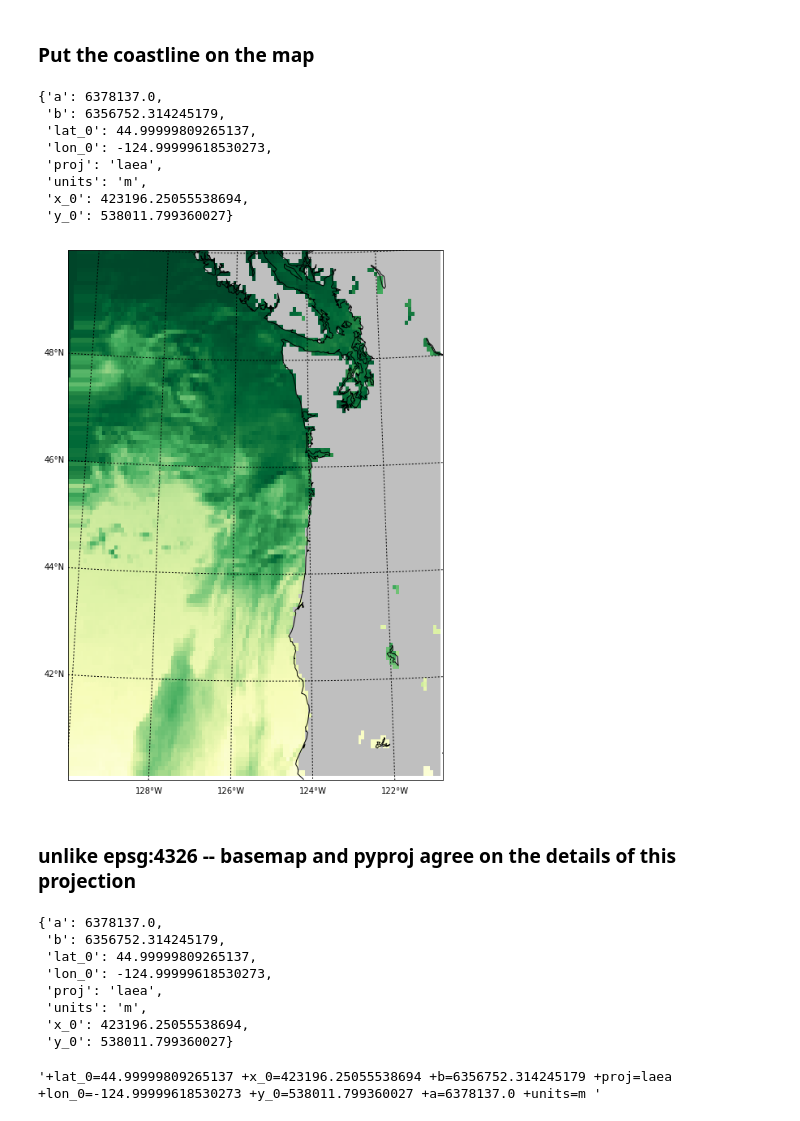
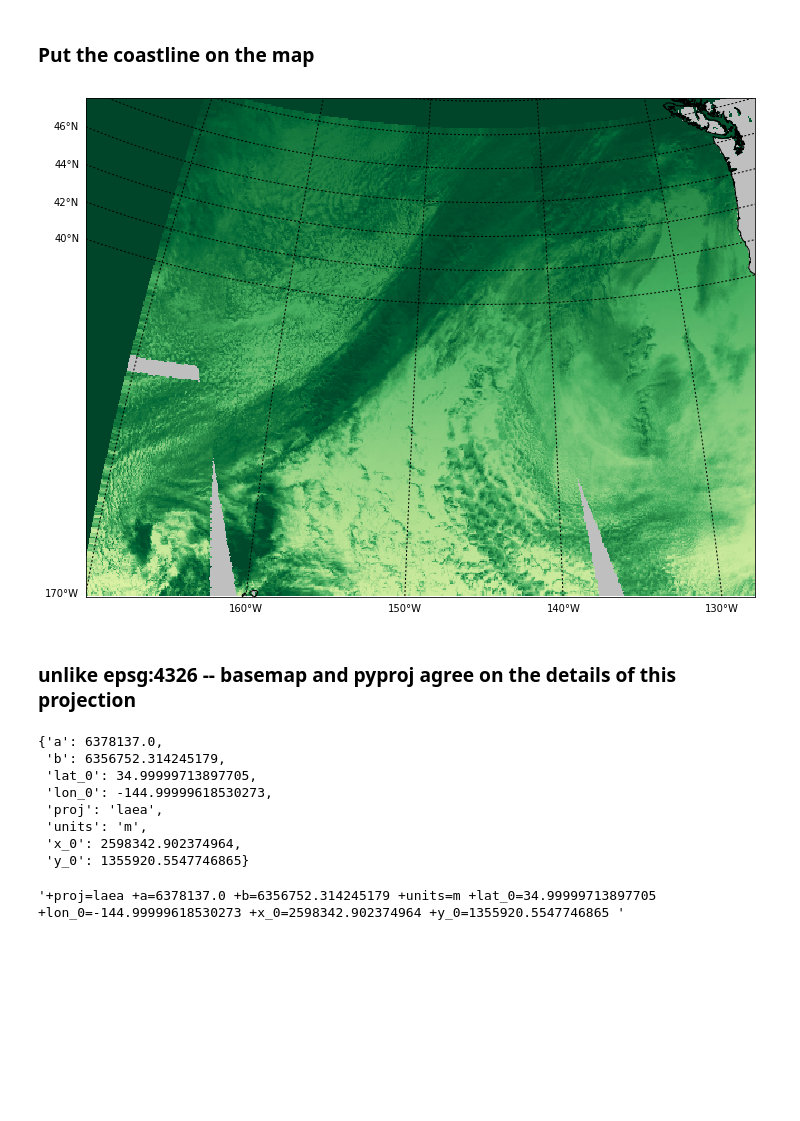
Before and after one commit to phaustin/e582, a Jupyter notebook: notebooks/zoom_netcdf.ipynb, the cells around one changed output. Drawn from its saved outputs; the diff is of its cells as text; code cells hidden in the pictures; blank space fills up the shorter version.

```diff
--- a/notebooks/zoom_netcdf.ipynb
+++ b/notebooks/zoom_netcdf.ipynb
@@ -119,8 +119,8 @@ def find_box(lon,lat,ll_lat,ll_lon,ur_lat,ur_lon):
 # %%
 ur_lat=50
 ur_lon=-120
-ll_lat=40
-ll_lon=-130
+ll_lat=20
+ll_lon=-170
 
 row_slice,col_slice=find_box(lon,lat,ll_lat,ll_lon,ur_lat,ur_lon)
 lat_slice=latvals[row_slice,col_slice]
@@ -137,7 +137,7 @@ bmap = Basemap(**basemap_args)
 xvals, yvals=bmap(lon_slice,lat_slice)
 par_slice=par[row_slice,col_slice]
 vmin= 0
-vmax= 20
+vmax= 50
 the_norm=matplotlib.colors.Normalize(vmin=vmin,vmax=vmax,clip=False)
 cs=bmap.pcolormesh(xvals,yvals,par_slice,cmap=cmap,norm=the_norm)
 colorbar=fig.colorbar(cs, shrink=0.5, pad=0.05,extend='both')
@@ -227,37 +227,29 @@ ax.imshow(result_data_nn,cmap=cmap,norm=the_norm,origin='upper');
 # %%
 ll_dict=dict(llcrnrlat=llcrnrlat,llcrnrlon=llcrnrlon,urcrnrlat=urcrnrlat,
                   urcrnrlon=urcrnrlon)
 basemap_args={k:dst_crs[k] for k in ['lat_0','lon_0']}
 basemap_args['projection'] = 'laea'
 basemap_args['ellps']='WGS84'
 basemap_args.update(ll_dict)
 fig,ax = plt.subplots(1,1,figsize=(12,12))
 basemap_args['ax']=ax
 basemap_args['resolution']='i'
 bmap=Basemap(**basemap_args)
 height,width=result_data_nn.shape
 transform = from_bounds(llcrnrx, llcrnry, urcrnrx, urcrnry, width, height)
 xvals,yvals=make_basemap_xy(0,height,0,width,bmap,transform)
 #bmap.imshow(result_data_nn,cmap=cmap,norm=the_norm,origin='upper')
 result_masked=np.ma.masked_invalid(result_data_nn)
 bmap.pcolormesh(xvals,yvals,result_masked,cmap=cmap,norm=the_norm)
 bmap.drawcoastlines();
 parallels=np.arange(40, 60, 2)
-meridians=np.arange(-130, -120,2)
+meridians=np.arange(-170, -120,10)
 bmap.drawparallels(parallels, labels=[1, 0, 0, 0],\
                   fontsize=10, latmax=90)
-bmap.drawmeridians(meridians, labels=[0, 0, 0, 1],\
+bmap.drawmeridians(meridians, labels=[1, 1, 0, 1],\
                   fontsize=10, latmax=90);
 # %% [output]
-{'a': 6378137.0,
- 'b': 6356752.314245179,
- 'lat_0': 44.99999809265137,
- 'lon_0': -124.99999618530273,
- 'proj': 'laea',
- 'units': 'm',
- 'x_0': 423196.25055538694,
- 'y_0': 538011.799360027}
-[figure, old version]
+[figure, new version]
 # %% [markdown]
 ### unlike epsg:4326 -- basemap and pyproj agree on the details of this projection
 # %%
@@ -265,15 +257,15 @@ bmap.projparams
 # %% [output]
 {'a': 6378137.0,
  'b': 6356752.314245179,
- 'lat_0': 44.99999809265137,
- 'lon_0': -124.99999618530273,
+ 'lat_0': 34.99999713897705,
+ 'lon_0': -144.99999618530273,
  'proj': 'laea',
  'units': 'm',
- 'x_0': 423196.25055538694,
- 'y_0': 538011.799360027}
+ 'x_0': 2598342.902374964,
+ 'y_0': 1355920.5547746865}
 # %%
 test=pyproj.Proj(bmap.projparams)
 # %%
 test.srs
 # %% [output]
-'+lat_0=44.99999809265137 +x_0=423196.25055538694 +b=6356752.314245179 +proj=laea +lon_0=-124.99999618530273 +y_0=538011.799360027 +a=6378137.0 +units=m '
+'+proj=laea +a=6378137.0 +b=6356752.314245179 +units=m +lat_0=34.99999713897705 +lon_0=-144.99999618530273 +x_0=2598342.902374964 +y_0=1355920.5547746865 '
```
Also changed, not shown: parts of 6 cells of this notebook, 6 other files.
